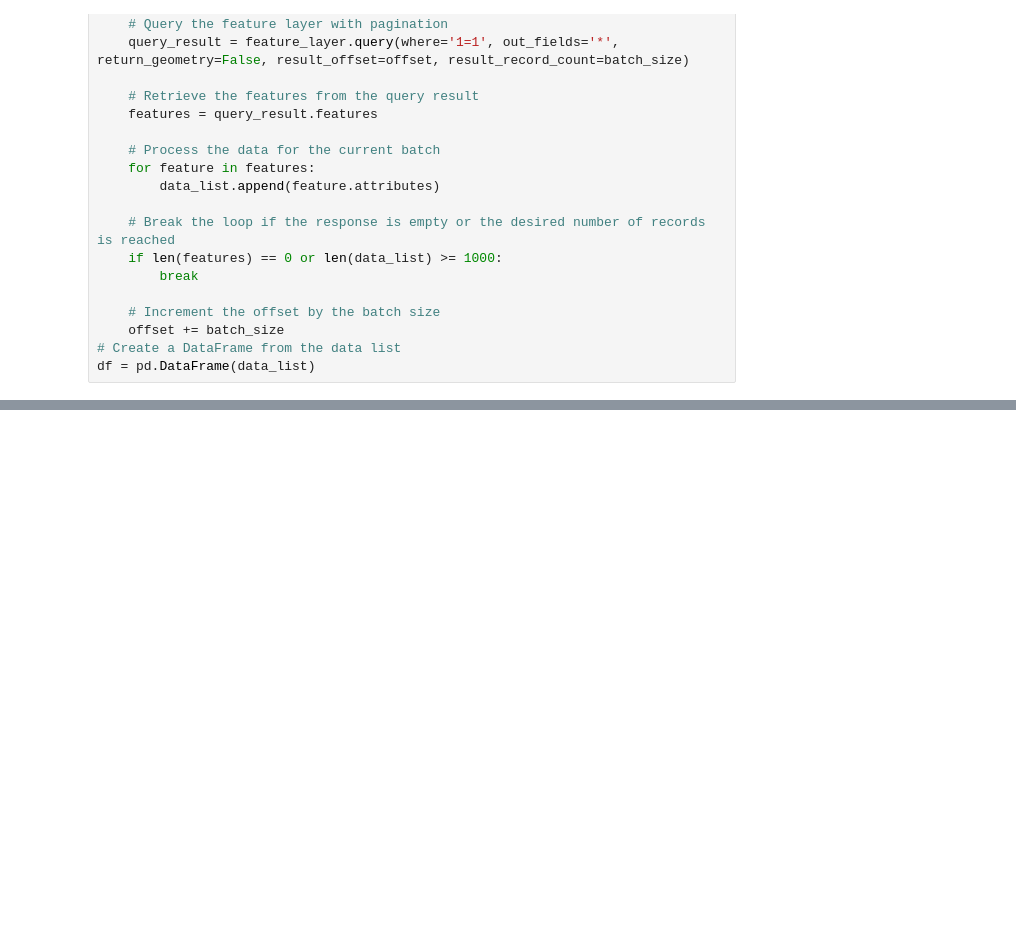
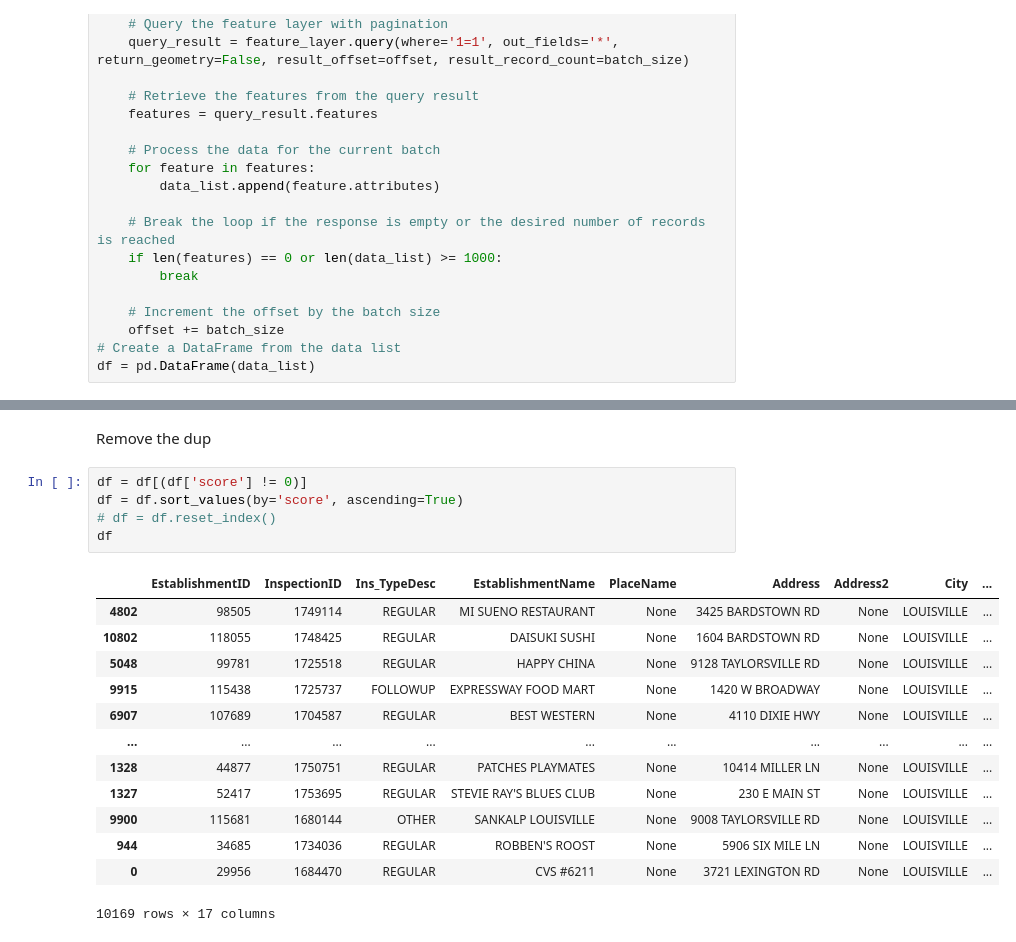
Before and after one commit to dmorton714/-restaurant_inspection_scores, a Jupyter notebook: rest_pull.ipynb, the cells around one changed output, grey strips where cells are left out. Cells and saved outputs as stored; diff of their text form; blank space fills up the shorter version.

```diff
--- a/rest_pull.ipynb
+++ b/rest_pull.ipynb
@@ -45,0 +69,21 @@ df.head(10)
+# %% [markdown]
+Remove the dup
+# %%
+df = df[(df['score'] != 0)]
+df = df.sort_values(by='score', ascending=True)
+# df = df.reset_index()
+df
+# %% [output]
+|  | EstablishmentID | InspectionID | Ins_TypeDesc | EstablishmentName | PlaceName | Address | Address2 | City | ... |
+| 4802 | 98505 | 1749114 | REGULAR | MI SUENO RESTAURANT | None | 3425 BARDSTOWN RD | None | LOUISVILLE | ... |
+| 10802 | 118055 | 1748425 | REGULAR | DAISUKI SUSHI | None | 1604 BARDSTOWN RD | None | LOUISVILLE | ... |
+| 5048 | 99781 | 1725518 | REGULAR | HAPPY CHINA | None | 9128 TAYLORSVILLE RD | None | LOUISVILLE | ... |
+| 9915 | 115438 | 1725737 | FOLLOWUP | EXPRESSWAY FOOD MART | None | 1420 W BROADWAY | None | LOUISVILLE | ... |
+| 6907 | 107689 | 1704587 | REGULAR | BEST WESTERN | None | 4110 DIXIE HWY | None | LOUISVILLE | ... |
+| ... | ... | ... | ... | ... | ... | ... | ... | ... | ... |
+| 1328 | 44877 | 1750751 | REGULAR | PATCHES PLAYMATES | None | 10414 MILLER LN | None | LOUISVILLE | ... |
+| 1327 | 52417 | 1753695 | REGULAR | STEVIE RAY'S BLUES CLUB | None | 230 E MAIN ST | None | LOUISVILLE | ... |
+| 9900 | 115681 | 1680144 | OTHER | SANKALP LOUISVILLE | None | 9008 TAYLORSVILLE RD | None | LOUISVILLE | ... |
+| 944 | 34685 | 1734036 | REGULAR | ROBBEN'S ROOST | None | 5906 SIX MILE LN | None | LOUISVILLE | ... |
+| 0 | 29956 | 1684470 | REGULAR | CVS #6211 | None | 3721 LEXINGTON RD | None | LOUISVILLE | ... |
+10169 rows × 17 columns
```
Also changed, not shown: parts of 6 cells of this notebook, 2 other files.
